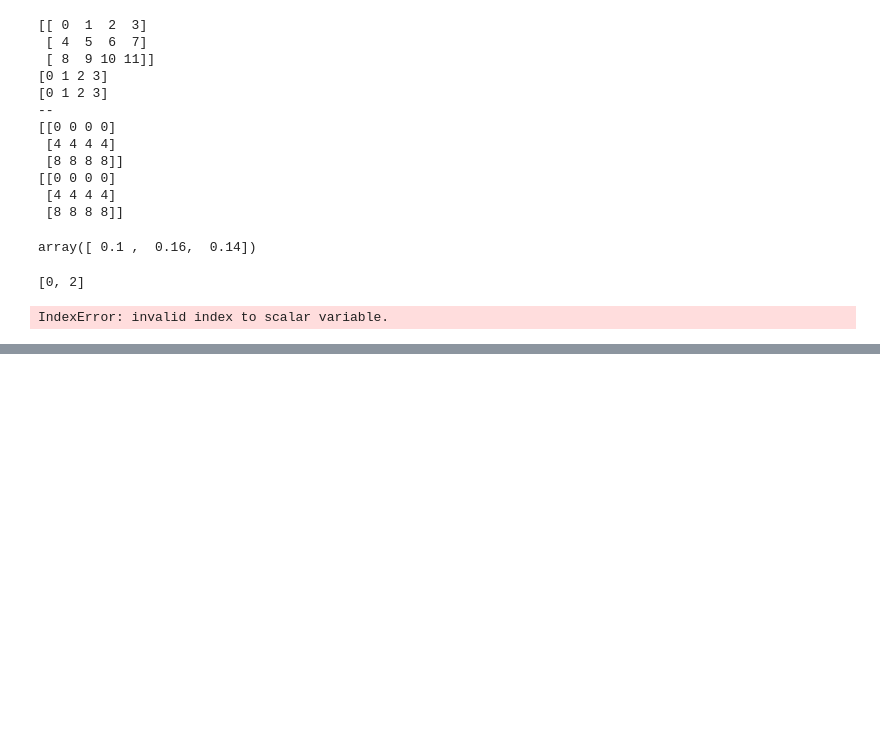
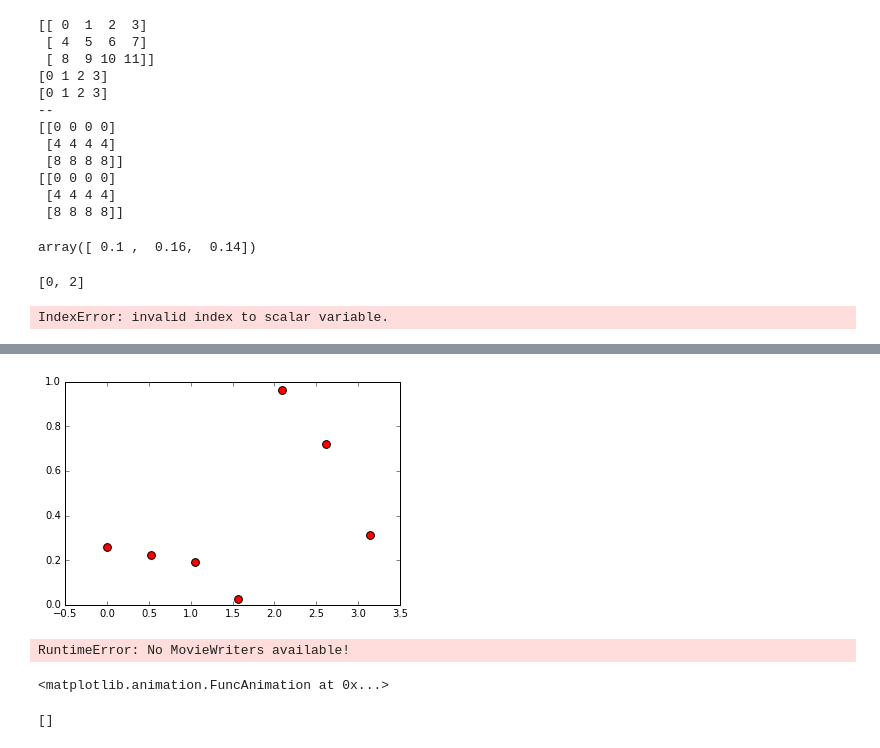
Before and after one commit to probe301/kaggle, a Jupyter notebook: CS231n_assignment1/playground.ipynb, the cells around one changed output, grey strips where cells are left out. Cells and saved outputs as stored; diff of their text form; code cells hidden in the pictures; blank space fills up the shorter version.

```diff
--- a/CS231n_assignment1/playground.ipynb
+++ b/CS231n_assignment1/playground.ipynb
@@ -207,0 +243,10 @@ IndexError: invalid index to scalar variable.
+# %%
+rc('animation', html='html5')
+fig, ax = plt.subplots()
+ax.set_xlim((-0.5,3.5))
+ax.set_ylim((0, 1))
+
+ax.scatter(x0,y0,s=60,c='r')
+line, = ax.plot([], [], lw=2)
+# %% [output]
+[figure, added]
@@ -207,0 +265,9 @@ IndexError: invalid index to scalar variable.
+# %%
+anim
+# %% [output]
+RuntimeError: No MovieWriters available!
+<matplotlib.animation.FuncAnimation at 0x...>
+# %%
+print(animation.writers.list())
+# %% [output]
+[]
```
Also changed, not shown: parts of 9 cells of this notebook, 3 other files.
